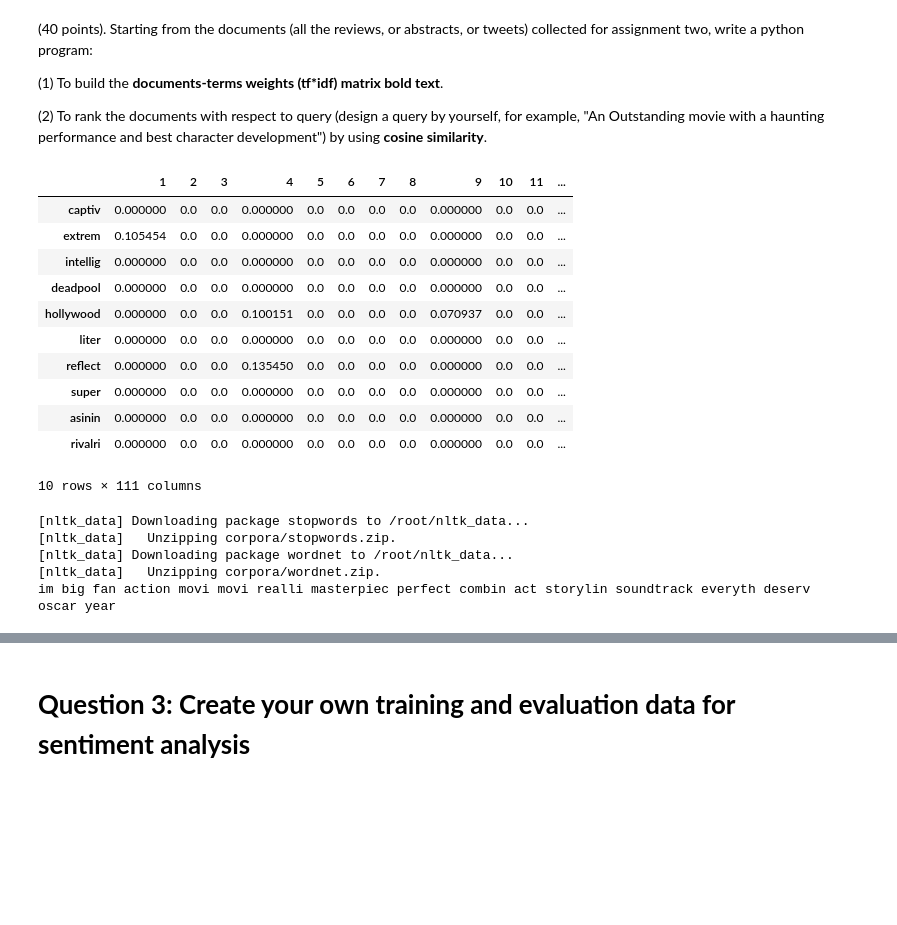
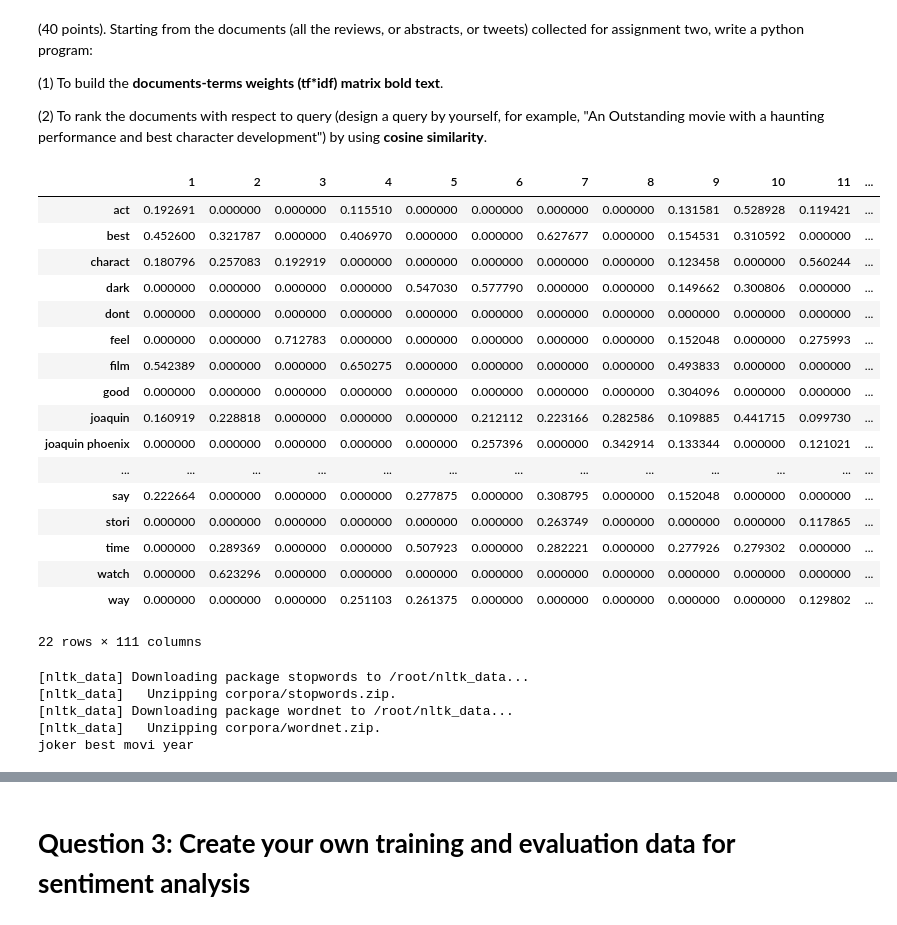
Before and after one commit to HuyenNguyenHelen/Huyen_INFO5731_Spring2020, a Jupyter notebook: INFO5731_Assignment_Three.ipynb, the cells around one changed output, grey strips where cells are left out. Saved outputs shown, nothing was run; the diff lists cells and outputs as text; code cells hidden in the pictures; blank space fills up the shorter version.

```diff
--- a/INFO5731_Assignment_Three.ipynb
+++ b/INFO5731_Assignment_Three.ipynb
@@ -170,30 +173,36 @@ pandas.DataFrame.from_dict (re_prob, orient = 'index', columns = ['noun-phrases
 # %%
 # (2.1) build the documents-terms weights (tf*idf) matrix bold text.
 import pandas
 from sklearn.feature_extraction.text import TfidfVectorizer
 
 doc=[doc for doc in data.splitlines()]
 corpus = {v: k for v, k in enumerate(data.splitlines(),1)}
-tfidf=TfidfVectorizer(vocabulary=voca, max_features=50, lowercase=True, analyzer='word', stop_words='english', ngram_range=(1,3))
+tfidf=TfidfVectorizer(input=doc, max_features=50, min_df=0.2, lowercase=True, analyzer='word', stop_words='english', ngram_range=(1,3))
 tfs=tfidf.fit_transform(corpus.values())
 feature_names= tfidf.get_feature_names()
 corpus_index=[n for n in corpus]
 
 df=pandas.DataFrame(tfs.T.todense(), index=feature_names, columns=corpus_index)
-df.head(10)
+df
 # %% [output]
 |  | 1 | 2 | 3 | 4 | 5 | 6 | 7 | 8 | 9 | 10 | 11 | ... |
-| captiv | 0.000000 | 0.0 | 0.0 | 0.000000 | 0.0 | 0.0 | 0.0 | 0.0 | 0.000000 | 0.0 | 0.0 | ... |
-| extrem | 0.105454 | 0.0 | 0.0 | 0.000000 | 0.0 | 0.0 | 0.0 | 0.0 | 0.000000 | 0.0 | 0.0 | ... |
-| intellig | 0.000000 | 0.0 | 0.0 | 0.000000 | 0.0 | 0.0 | 0.0 | 0.0 | 0.000000 | 0.0 | 0.0 | ... |
-| deadpool | 0.000000 | 0.0 | 0.0 | 0.000000 | 0.0 | 0.0 | 0.0 | 0.0 | 0.000000 | 0.0 | 0.0 | ... |
-| hollywood | 0.000000 | 0.0 | 0.0 | 0.100151 | 0.0 | 0.0 | 0.0 | 0.0 | 0.070937 | 0.0 | 0.0 | ... |
-| liter | 0.000000 | 0.0 | 0.0 | 0.000000 | 0.0 | 0.0 | 0.0 | 0.0 | 0.000000 | 0.0 | 0.0 | ... |
-| reflect | 0.000000 | 0.0 | 0.0 | 0.135450 | 0.0 | 0.0 | 0.0 | 0.0 | 0.000000 | 0.0 | 0.0 | ... |
-| super | 0.000000 | 0.0 | 0.0 | 0.000000 | 0.0 | 0.0 | 0.0 | 0.0 | 0.000000 | 0.0 | 0.0 | ... |
-| asinin | 0.000000 | 0.0 | 0.0 | 0.000000 | 0.0 | 0.0 | 0.0 | 0.0 | 0.000000 | 0.0 | 0.0 | ... |
-| rivalri | 0.000000 | 0.0 | 0.0 | 0.000000 | 0.0 | 0.0 | 0.0 | 0.0 | 0.000000 | 0.0 | 0.0 | ... |
+| act | 0.192691 | 0.000000 | 0.000000 | 0.115510 | 0.000000 | 0.000000 | 0.000000 | 0.000000 | 0.131581 | 0.528928 | 0.119421 | ... |
+| best | 0.452600 | 0.321787 | 0.000000 | 0.406970 | 0.000000 | 0.000000 | 0.627677 | 0.000000 | 0.154531 | 0.310592 | 0.000000 | ... |
+| charact | 0.180796 | 0.257083 | 0.192919 | 0.000000 | 0.000000 | 0.000000 | 0.000000 | 0.000000 | 0.123458 | 0.000000 | 0.560244 | ... |
+| dark | 0.000000 | 0.000000 | 0.000000 | 0.000000 | 0.547030 | 0.577790 | 0.000000 | 0.000000 | 0.149662 | 0.300806 | 0.000000 | ... |
+| dont | 0.000000 | 0.000000 | 0.000000 | 0.000000 | 0.000000 | 0.000000 | 0.000000 | 0.000000 | 0.000000 | 0.000000 | 0.000000 | ... |
+| feel | 0.000000 | 0.000000 | 0.712783 | 0.000000 | 0.000000 | 0.000000 | 0.000000 | 0.000000 | 0.152048 | 0.000000 | 0.275993 | ... |
+| film | 0.542389 | 0.000000 | 0.000000 | 0.650275 | 0.000000 | 0.000000 | 0.000000 | 0.000000 | 0.493833 | 0.000000 | 0.000000 | ... |
+| good | 0.000000 | 0.000000 | 0.000000 | 0.000000 | 0.000000 | 0.000000 | 0.000000 | 0.000000 | 0.304096 | 0.000000 | 0.000000 | ... |
+| joaquin | 0.160919 | 0.228818 | 0.000000 | 0.000000 | 0.000000 | 0.212112 | 0.223166 | 0.282586 | 0.109885 | 0.441715 | 0.099730 | ... |
+| joaquin phoenix | 0.000000 | 0.000000 | 0.000000 | 0.000000 | 0.000000 | 0.257396 | 0.000000 | 0.342914 | 0.133344 | 0.000000 | 0.121021 | ... |
+| ... | ... | ... | ... | ... | ... | ... | ... | ... | ... | ... | ... | ... |
+| say | 0.222664 | 0.000000 | 0.000000 | 0.000000 | 0.277875 | 0.000000 | 0.308795 | 0.000000 | 0.152048 | 0.000000 | 0.000000 | ... |
+| stori | 0.000000 | 0.000000 | 0.000000 | 0.000000 | 0.000000 | 0.000000 | 0.263749 | 0.000000 | 0.000000 | 0.000000 | 0.117865 | ... |
+| time | 0.000000 | 0.289369 | 0.000000 | 0.000000 | 0.507923 | 0.000000 | 0.282221 | 0.000000 | 0.277926 | 0.279302 | 0.000000 | ... |
+| watch | 0.000000 | 0.623296 | 0.000000 | 0.000000 | 0.000000 | 0.000000 | 0.000000 | 0.000000 | 0.000000 | 0.000000 | 0.000000 | ... |
+| way | 0.000000 | 0.000000 | 0.000000 | 0.251103 | 0.261375 | 0.000000 | 0.000000 | 0.000000 | 0.000000 | 0.000000 | 0.129802 | ... |
-10 rows × 111 columns
+22 rows × 111 columns
 # %%
 #(2.2) rank the documents with respect to query
 
@@ -205,7 +214,7 @@ from nltk.stem import PorterStemmer
 nltk.download('stopwords')
 nltk.download('wordnet')
 from textblob import Word
-query="I'm not a big fan of action movie, but this movie is REALLY a masterpiece!!! It is a perfect combination of acting, storyline, soundtrack and everything. It deserves an Oscar of this year."
+query="Is the Joker the best movie of the year?"
 
 # preprocess query (lowercase, remove punctuations, remove stopwords, stem and lematize)
 query=query.lower()
@@ -228,6 +237,6 @@ with open("reviews_query_forAssign3.txt", "r", encoding='utf-8') as file:
 [nltk_data]   Unzipping corpora/stopwords.zip.
 [nltk_data] Downloading package wordnet to /root/nltk_data...
 [nltk_data]   Unzipping corpora/wordnet.zip.
-im big fan action movi movi realli masterpiec perfect combin act storylin soundtrack everyth deserv oscar year
+joker best movi year
 # %%
 # Caculate tfidf, and extract features representing all reviews and the query
```
Also changed, not shown: parts of 5 cells of this notebook.
